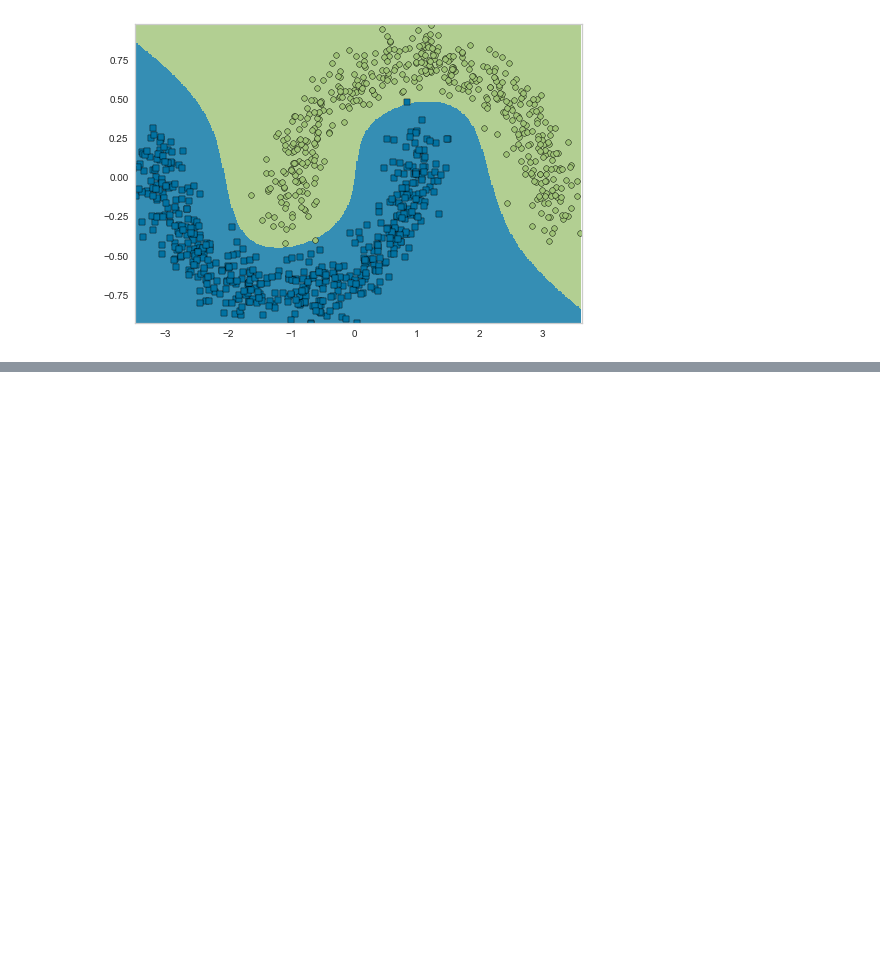
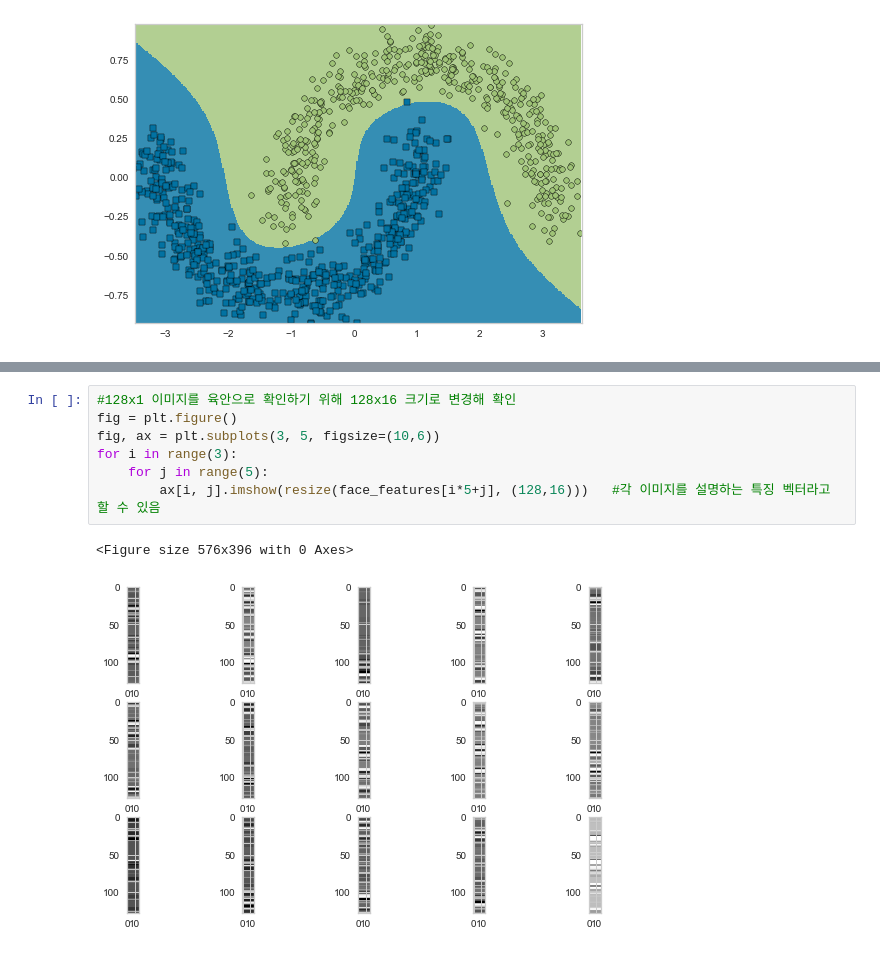
Before and after one commit to yeon93/Euddeum_ML_book_review, a Jupyter notebook: 10_SVM.ipynb, the cells around one changed output, grey strips where cells are left out. Cells and saved outputs as stored; diff of their text form; blank space fills up the shorter version.

```diff
--- a/10_SVM.ipynb
+++ b/10_SVM.ipynb
@@ -136,0 +236,10 @@ graph.draw(X, y)
+# %%
+#128x1 이미지를 육안으로 확인하기 위해 128x16 크기로 변경해 확인
+fig = plt.figure()
+fig, ax = plt.subplots(3, 5, figsize=(10,6))
+for i in range(3):
+    for j in range(5):
+        ax[i, j].imshow(resize(face_features[i*5+j], (128,16)))   #각 이미지를 설명하는 특징 벡터라고 할 수 있음
+# %% [output]
+<Figure size 576x396 with 0 Axes>
+[figure, added]
```
Also changed, not shown: parts of 22 cells of this notebook.
